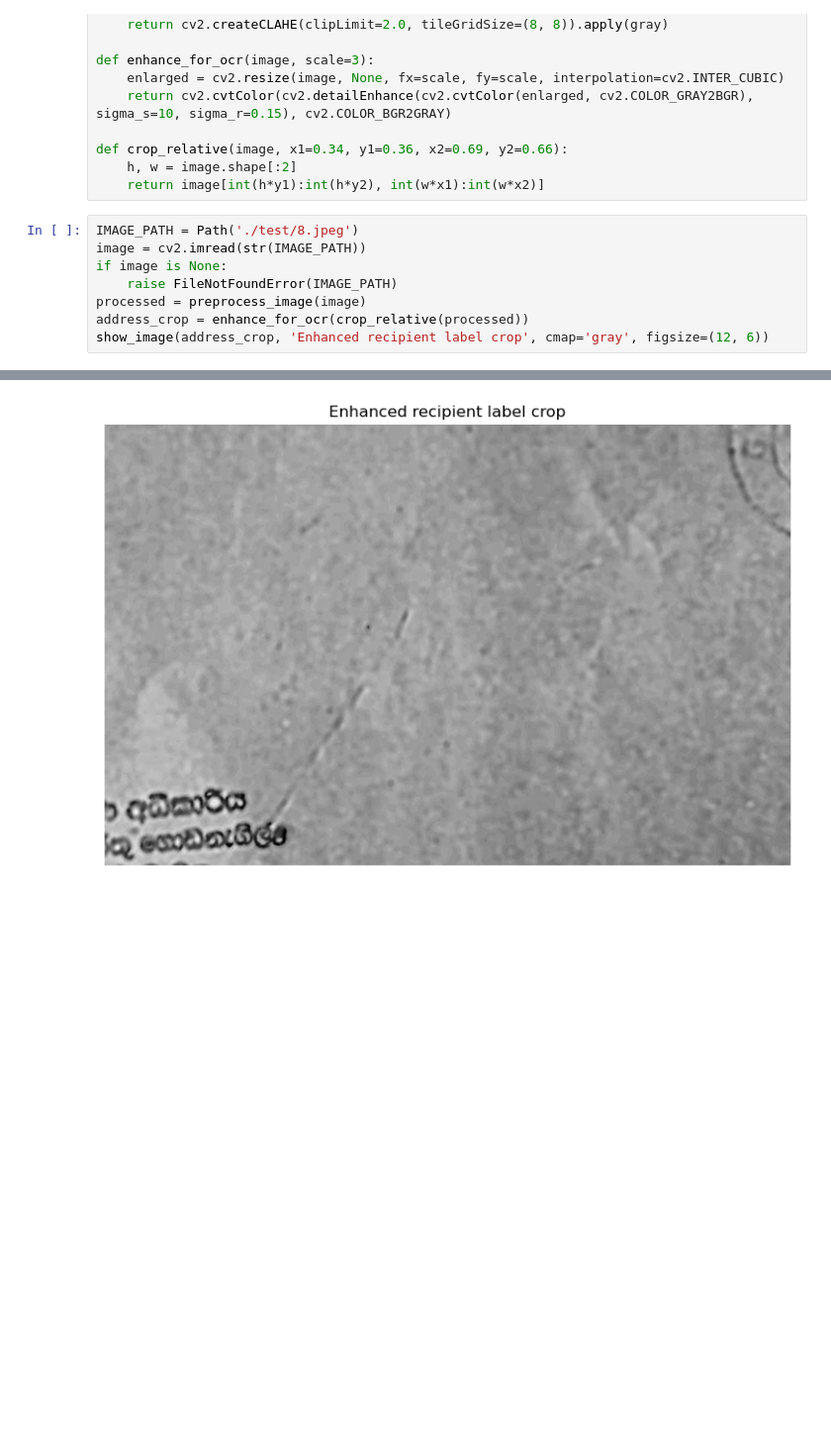
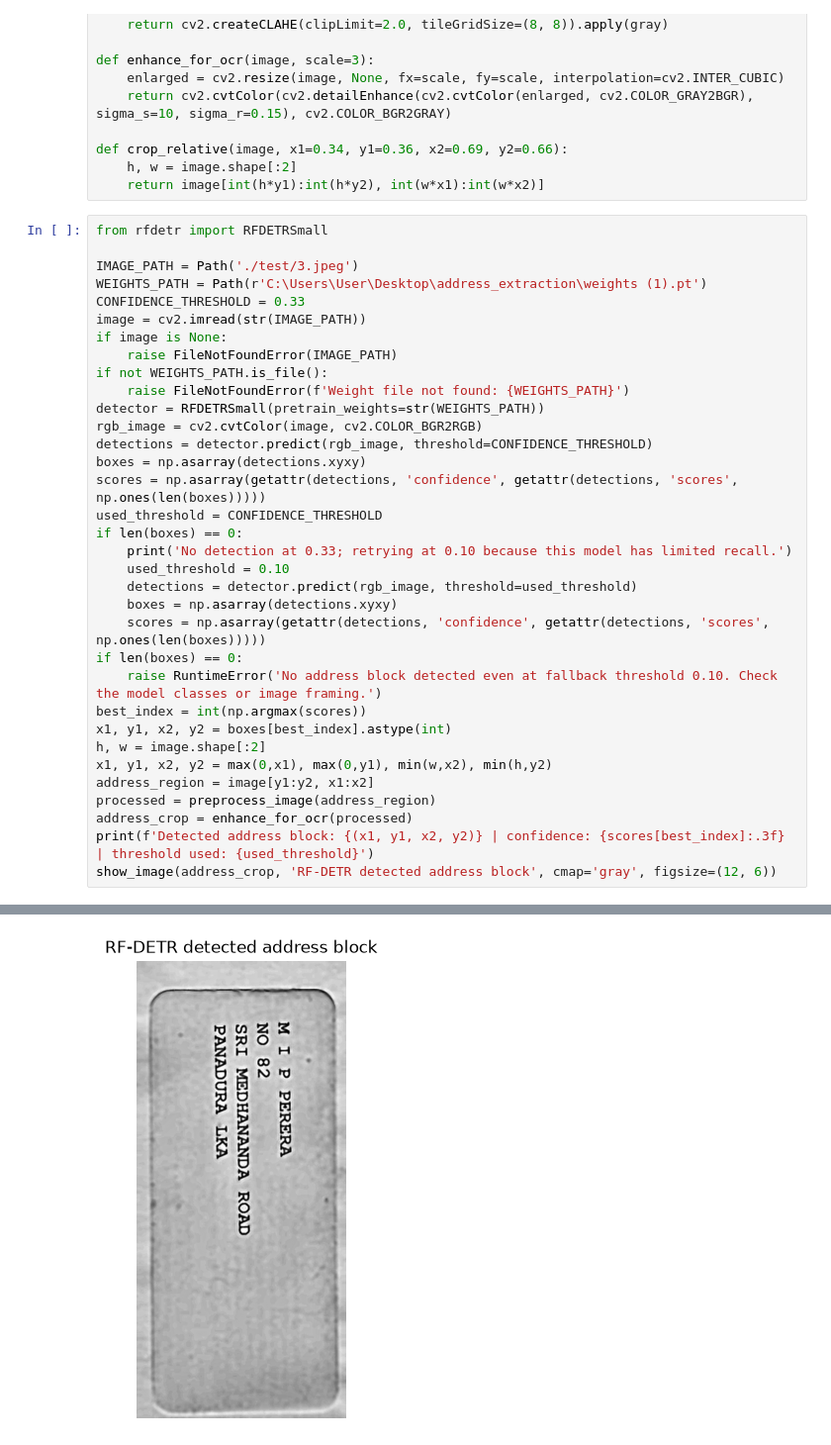
Before and after one commit to GUNAWARADANANCA/J26-IT-372, a Jupyter notebook: firmware/address_extraction.ipynb, the cells around one changed output, grey strips where cells are left out. Shown at 99% size. Cells and saved outputs as stored; diff of their text form; blank space fills up the shorter version.

```diff
--- a/firmware/address_extraction.ipynb
+++ b/firmware/address_extraction.ipynb
@@ -71,11 +73,37 @@ def crop_relative(image, x1=0.34, y1=0.36, x2=0.69, y2=0.66):
     h, w = image.shape[:2]
     return image[int(h*y1):int(h*y2), int(w*x1):int(w*x2)]
 # %%
-IMAGE_PATH = Path('./test/8.jpeg')
+from rfdetr import RFDETRSmall
+
+IMAGE_PATH = Path('./test/3.jpeg')
+WEIGHTS_PATH = Path(r'C:\Users\User\Desktop\address_extraction\weights (1).pt')
+CONFIDENCE_THRESHOLD = 0.33
 image = cv2.imread(str(IMAGE_PATH))
 if image is None:
     raise FileNotFoundError(IMAGE_PATH)
-processed = preprocess_image(image)
-address_crop = enhance_for_ocr(crop_relative(processed))
-show_image(address_crop, 'Enhanced recipient label crop', cmap='gray', figsize=(12, 6))
+if not WEIGHTS_PATH.is_file():
+    raise FileNotFoundError(f'Weight file not found: {WEIGHTS_PATH}')
+detector = RFDETRSmall(pretrain_weights=str(WEIGHTS_PATH))
+rgb_image = cv2.cvtColor(image, cv2.COLOR_BGR2RGB)
+detections = detector.predict(rgb_image, threshold=CONFIDENCE_THRESHOLD)
+boxes = np.asarray(detections.xyxy)
+scores = np.asarray(getattr(detections, 'confidence', getattr(detections, 'scores', np.ones(len(boxes)))))
+used_threshold = CONFIDENCE_THRESHOLD
+if len(boxes) == 0:
+    print('No detection at 0.33; retrying at 0.10 because this model has limited recall.')
+    used_threshold = 0.10
+    detections = detector.predict(rgb_image, threshold=used_threshold)
+    boxes = np.asarray(detections.xyxy)
+    scores = np.asarray(getattr(detections, 'confidence', getattr(detections, 'scores', np.ones(len(boxes)))))
+if len(boxes) == 0:
+    raise RuntimeError('No address block detected even at fallback threshold 0.10. Check the model classes or image framing.')
+best_index = int(np.argmax(scores))
+x1, y1, x2, y2 = boxes[best_index].astype(int)
+h, w = image.shape[:2]
+x1, y1, x2, y2 = max(0,x1), max(0,y1), min(w,x2), min(h,y2)
+address_region = image[y1:y2, x1:x2]
+processed = preprocess_image(address_region)
+address_crop = enhance_for_ocr(processed)
+print(f'Detected address block: {(x1, y1, x2, y2)} | confidence: {scores[best_index]:.3f} | threshold used: {used_threshold}')
+show_image(address_crop, 'RF-DETR detected address block', cmap='gray', figsize=(12, 6))
 # %% [output]
@@ -82,4 +116,4 @@ show_image(address_crop, 'Enhanced recipient label crop', cmap='gray', figsize=(
-[figure, old version]
+[figure, new version]
 # %%
 def read_all_orientations(crop):
     results = {}
```
Also changed, not shown: parts of 4 cells of this notebook, 2 other files.
